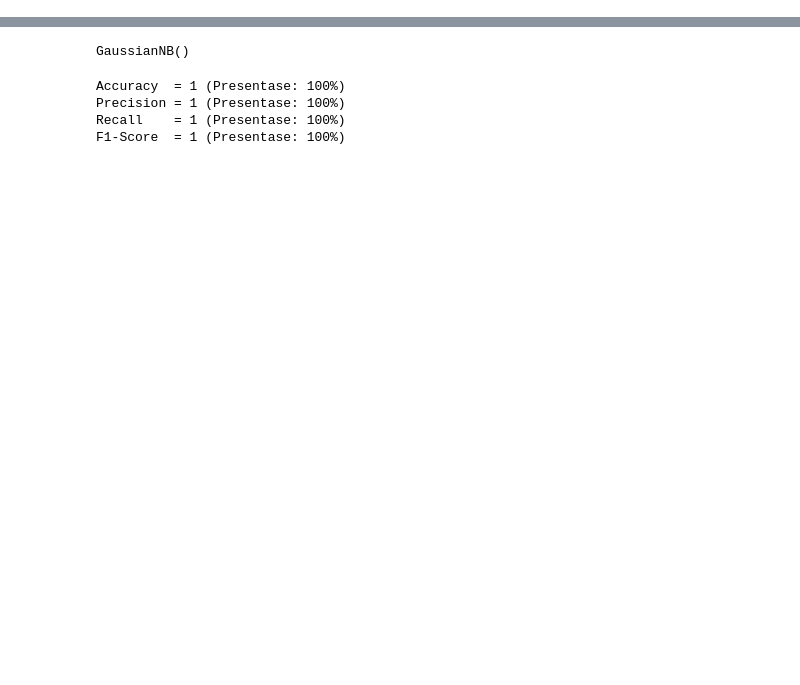
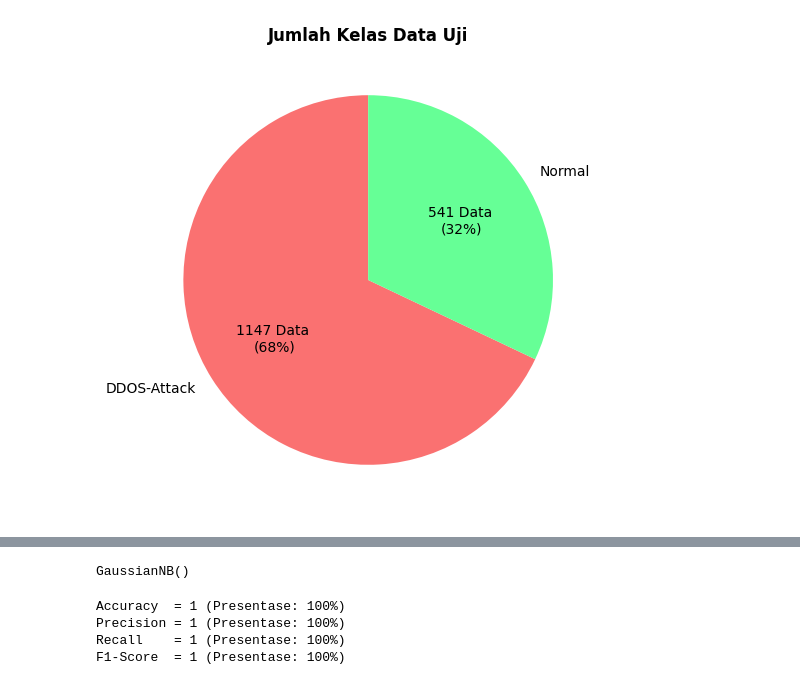
Before and after one commit to Liando18/deteksi-ddos, a Jupyter notebook: model/pelatihan-model.ipynb, the cells around one changed output, grey strips where cells are left out. Saved outputs shown, nothing was run; the diff lists cells and outputs as text; code cells hidden in the pictures; blank space fills up the shorter version.

```diff
--- a/model/pelatihan-model.ipynb
+++ b/model/pelatihan-model.ipynb
@@ -38,2 +45,20 @@ plt.show()
+# %%
+label_counts = df_test['status'].value_counts()
+labels = label_counts.index
+sizes = label_counts.values
+
+plt.figure(figsize=(6, 6))
+plt.pie(
+    sizes,
+    labels=labels,
+    autopct=lambda pct: f"{int(round(pct/100.*sum(sizes)))} Data \n({pct:.0f}%)",
+    startangle=90,
+    colors=["#fa7171", "#66ff96"]
+)
+
+plt.title("Jumlah Kelas Data Uji", fontsize=12, fontweight="bold")
+plt.show()
+# %% [output]
+[figure, added]
 # %%
 label_encoder = LabelEncoder()
```
Also changed, not shown: parts of 9 cells of this notebook, 15 other files.
